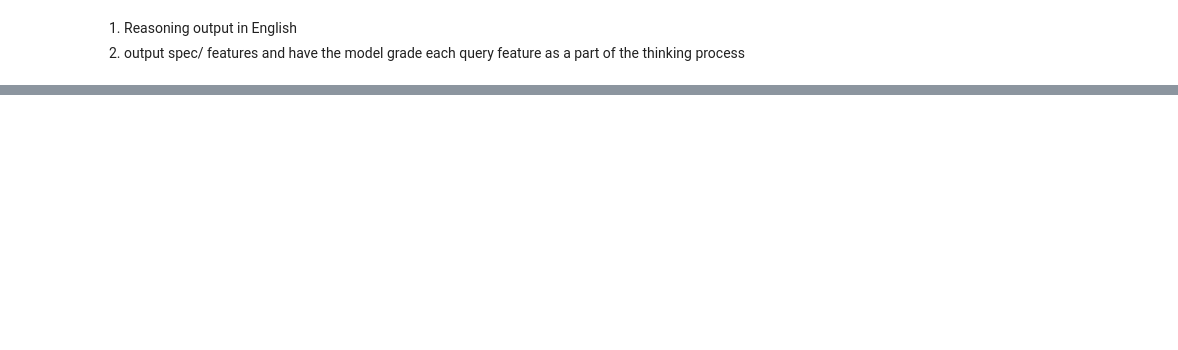
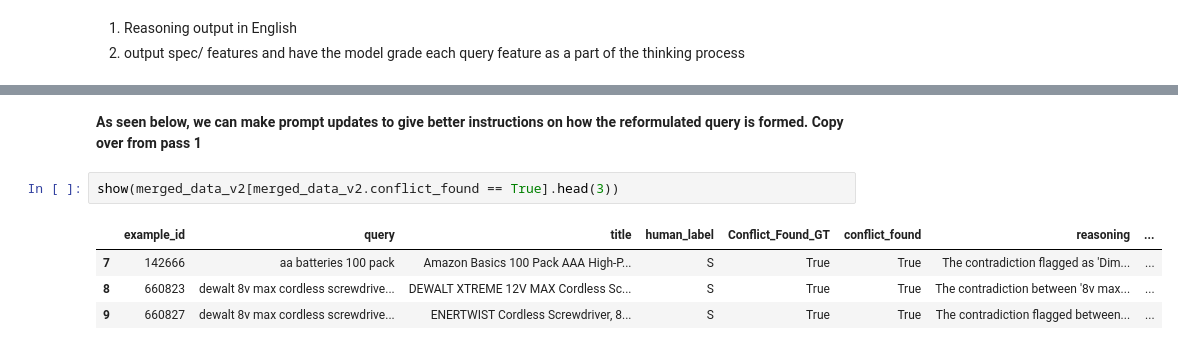
Before and after one commit to eashanchawla/ESCI-data-verficaition, a Jupyter notebook: notebooks/02_prompt_testing.ipynb, the cells around one changed output, grey strips where cells are left out. Cells and saved outputs as stored; diff of their text form; blank space fills up the shorter version.

```diff
--- a/notebooks/02_prompt_testing.ipynb
+++ b/notebooks/02_prompt_testing.ipynb
@@ -243,3 +320,12 @@ score_against_human(merged_data_v2)
+# %% [markdown]
+**As seen below, we can make prompt updates to give better instructions on how the reformulated query is formed. Copy over from pass 1**
+# %%
+show(merged_data_v2[merged_data_v2.conflict_found == True].head(3))
+# %% [output]
+|  | example_id | query | title | human_label | Conflict_Found_GT | conflict_found | reasoning | ... |
+| 7 | 142666 | aa batteries 100 pack | Amazon Basics 100 Pack AAA High-P... | S | True | True | The contradiction flagged as 'Dim... | ... |
+| 8 | 660823 | dewalt 8v max cordless screwdrive... | DEWALT XTREME 12V MAX Cordless Sc... | S | True | True | The contradiction between '8v max... | ... |
+| 9 | 660827 | dewalt 8v max cordless screwdrive... | ENERTWIST Cordless Screwdriver, 8... | S | True | True | The contradiction flagged between... | ... |
 # %%
 show(merged_data_v2[merged_data_v2.conflict_found != merged_data_v2.Conflict_Found_GT])
 # %% [output]
```
Also changed, not shown: parts of 13 cells of this notebook, 4 other files.
